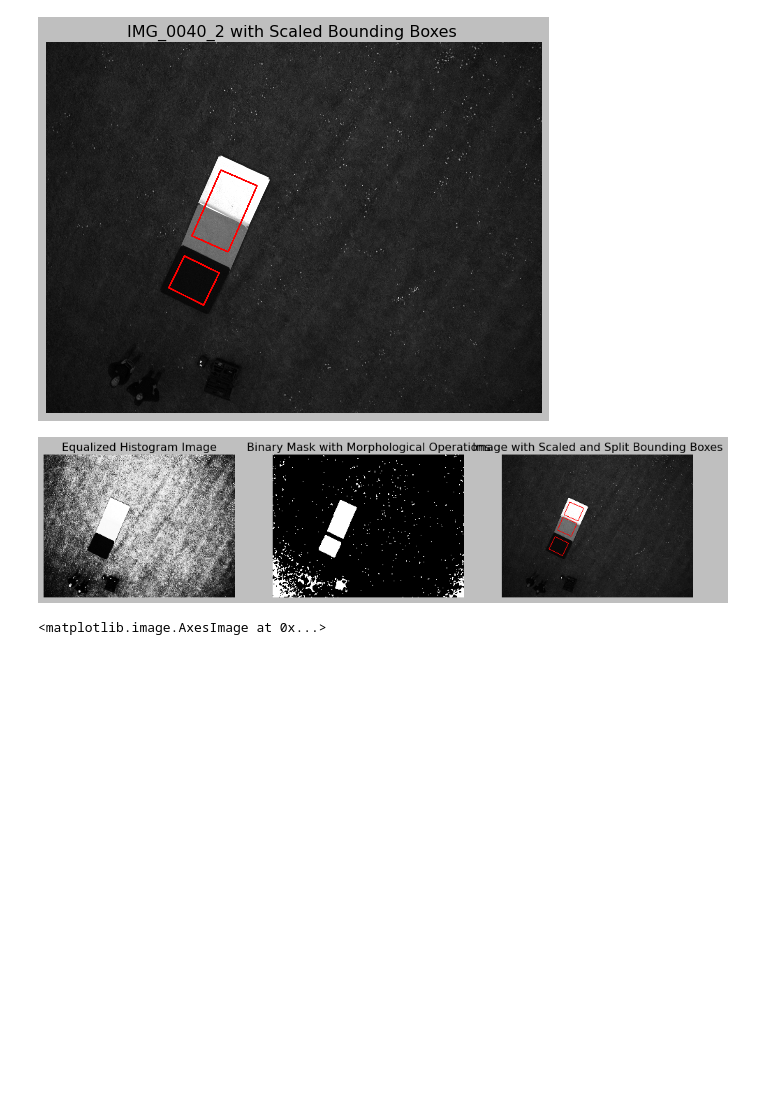
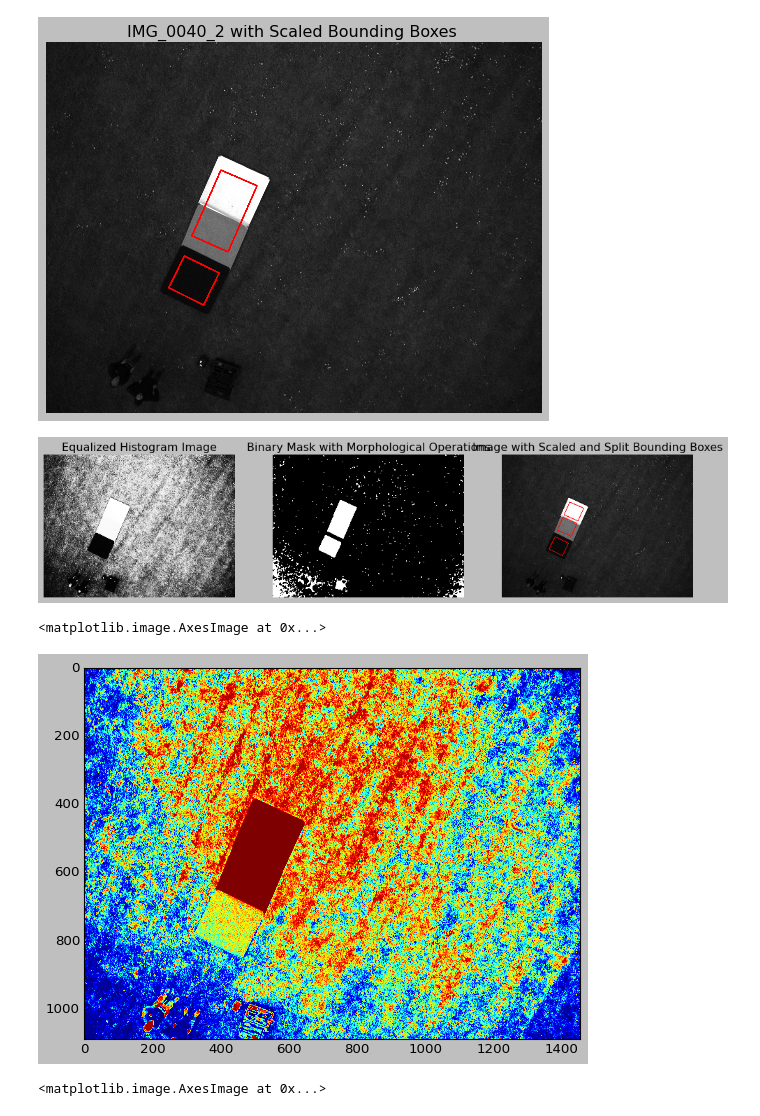
Before and after one commit to reflectdetect/reflectdetect, a Jupyter notebook: src/detector/naive/Pipeline_detector.ipynb, the cells around one changed output. Drawn from its saved outputs; the diff is of its cells as text; code cells hidden in the pictures; blank space fills up the shorter version.

```diff
--- a/src/detector/naive/Pipeline_detector.ipynb
+++ b/src/detector/naive/Pipeline_detector.ipynb
@@ -509,6 +509,11 @@ ax[2].axis('off')
 plt.show()
 # %% [output]
 [figure]
+# %%
+plt.imshow(image)
+# %% [output]
+<matplotlib.image.AxesImage at 0x...>
+[figure, added]
 # %%
 plt.imshow(binary_mask, cmap='gray')
 # %% [output]
```
Also changed, not shown: 5 other files.
